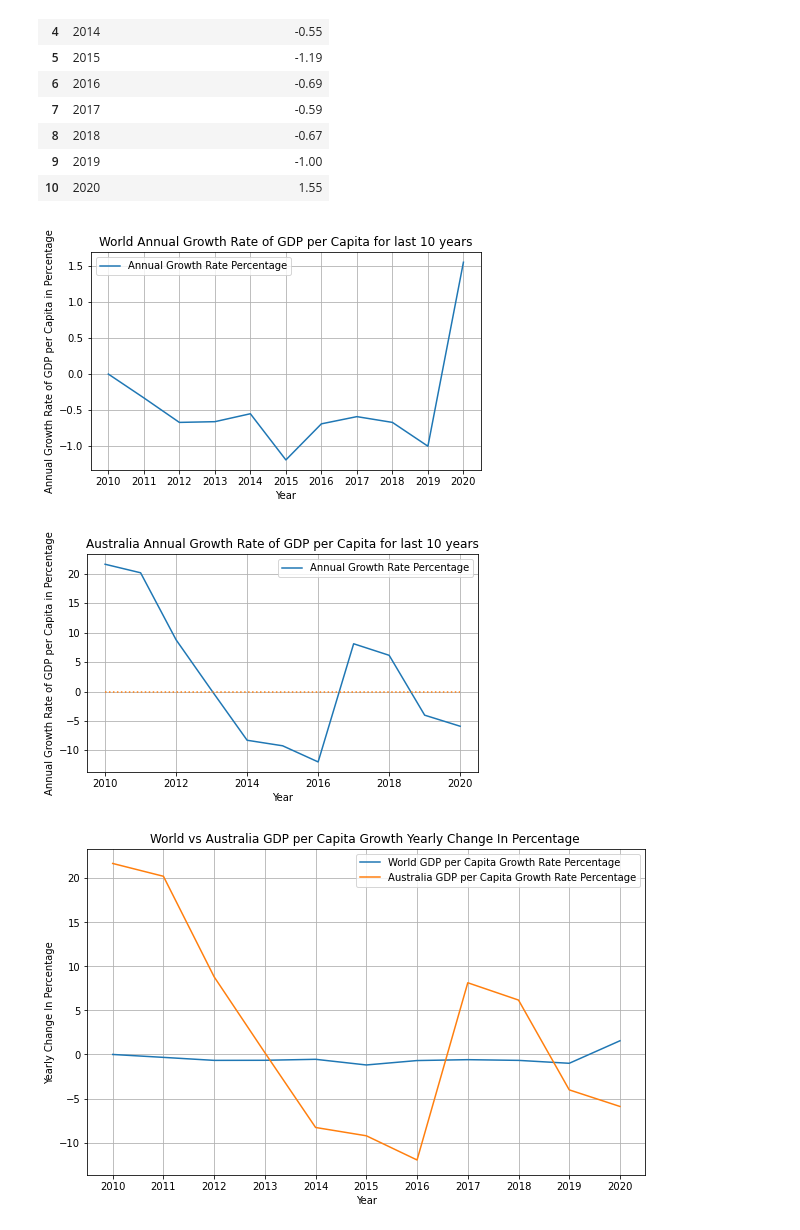
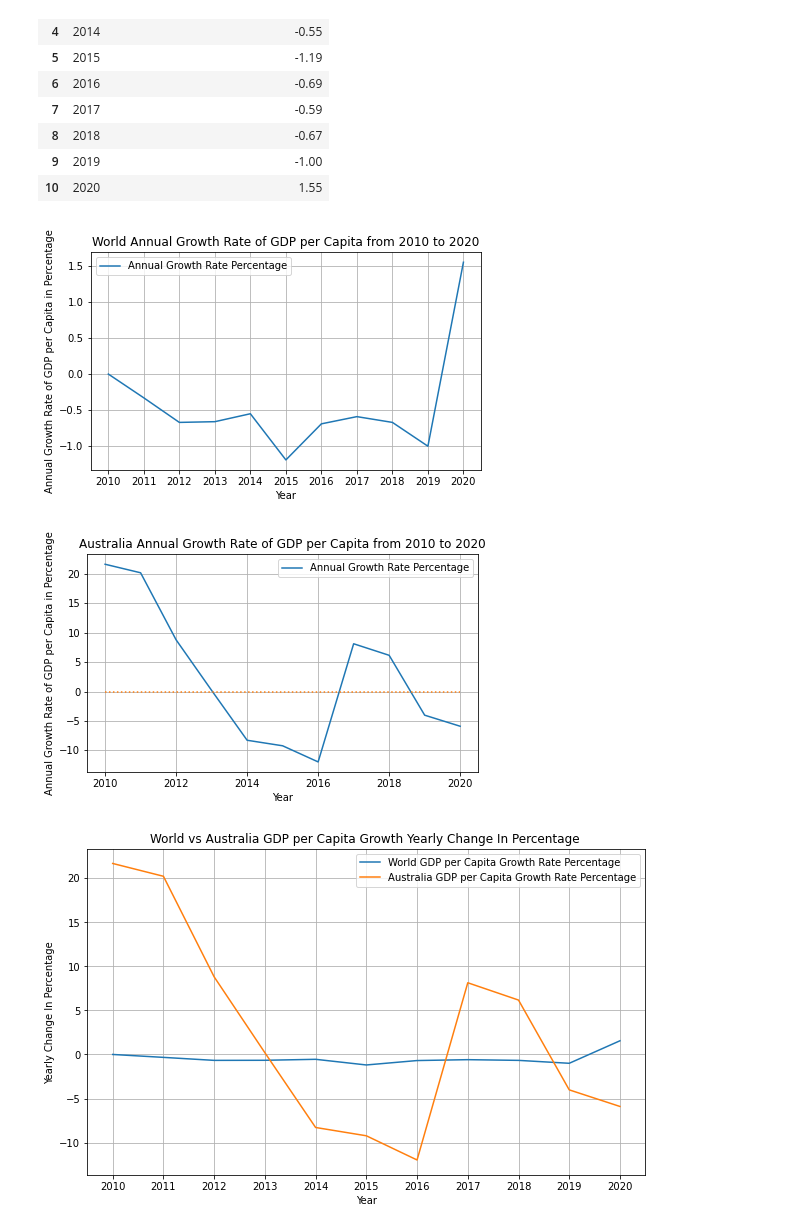
Before and after one commit to Lopokoiyit/PROJECT_ONE, a Jupyter notebook: project1_final.ipynb, the cells around one changed output. Saved outputs shown, nothing was run; the diff lists cells and outputs as text; code cells hidden in the pictures.

```diff
--- a/project1_final.ipynb
+++ b/project1_final.ipynb
@@ -515,33 +523,35 @@ world_gdp_p_capita_percentage_df
 | 9 | 2019 | -1.00 |
 | 10 | 2020 | 1.55 |
 # %%
+# Create a line chart to show world annual Growth Rate of GDP per capita from 2010 to 2020
 plt.figure(figsize=(7, 4))
 plt.plot(world_gdp_p_capita_percentage_df['Year'], world_gdp_p_capita_percentage_df['World GDP Change Over Percentage'], label="Annual Growth Rate Percentage")
-#plt.plot(world_gdp_p_capita_percentage_df['Year'], world_gdp_p_capita_percentage_df['Zero'],linestyle= 'dotted')
+
 
 plt.legend(loc="best")
 plt.xlabel('Year')
 plt.ylabel('Annual Growth Rate of GDP per Capita in Percentage')
 
 
-plt.title('World Annual Growth Rate of GDP per Capita for last 10 years')
+plt.title('World Annual Growth Rate of GDP per Capita from 2010 to 2020')
 plt.grid()
 plt.show()
 # %% [output]
-[figure, old version]
+[figure, new version]
 # %%
+# Create a line chart to show Australlia  annual Growth Rate of GDP per capita from 2010 to 2020
 plt.figure(figsize=(7, 4))
 plt.plot(Aus_Historical_GDP_Per_Capita_df['Year'], Aus_Historical_GDP_Per_Capita_df['Annual Growth Rate'], label="Annual Growth Rate Percentage")
 plt.plot(Aus_Historical_GDP_Per_Capita_df['Year'], Aus_Historical_GDP_Per_Capita_df['Zero'],linestyle= 'dotted')
 
 plt.legend(loc="best")
 plt.xlabel('Year')
 plt.ylabel('Annual Growth Rate of GDP per Capita in Percentage')
 
 
-plt.title('Australia Annual Growth Rate of GDP per Capita for last 10 years')
+plt.title('Australia Annual Growth Rate of GDP per Capita from 2010 to 2020')
 plt.grid()
 plt.show()
 # %% [output]
-[figure, old version]
+[figure, new version]
 # %%
```
Also changed, not shown: parts of 30 cells of this notebook, 1 other file.
